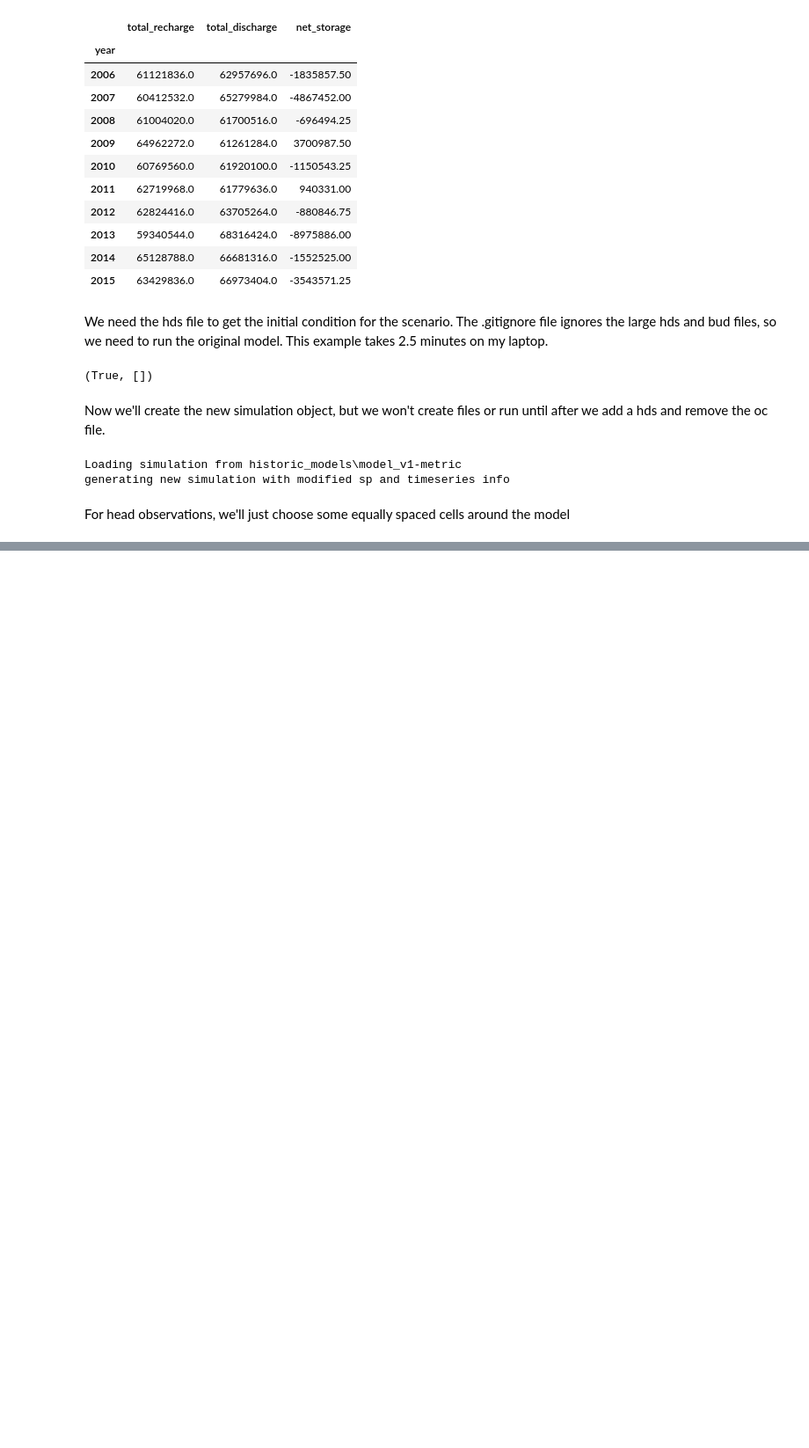
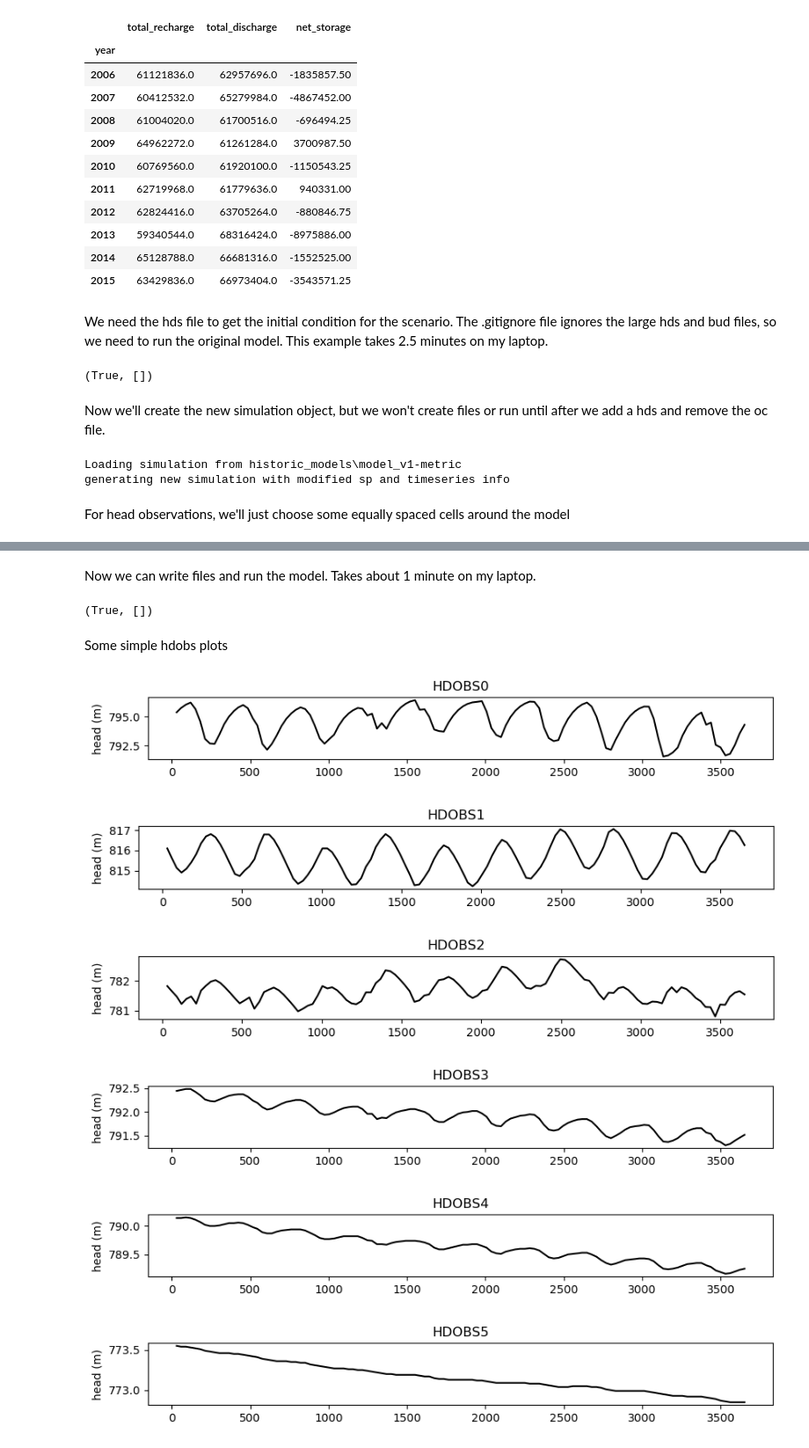
Before and after one commit to shundt/mfmodify, a Jupyter notebook: examples/example-scenario_ensemble.ipynb, the cells around one changed output, grey strips where cells are left out. Shown at 88% size. Cells and saved outputs as stored; diff of their text form; code cells hidden in the pictures; blank space fills up the shorter version.

```diff
--- a/examples/example-scenario_ensemble.ipynb
+++ b/examples/example-scenario_ensemble.ipynb
@@ -111,0 +147,25 @@ obs_cells = get_spaced_cells(cells_df, 6)
+# %% [markdown]
+Now we can write files and run the model. Takes about 1 minute on my laptop.
+# %%
+sim_scen_base.write_simulation(silent=True)
+sim_scen_base.run_simulation(silent=True)
+# %% [output]
+(True, [])
+# %% [markdown]
+Some simple hdobs plots
+# %%
+# load to dataframe
+hdobs_out = os.path.join(sim_ws_scenbase, 'hdobs.csv')
+hdobs_base_df = pd.read_csv(hdobs_out).set_index('time')
+for obsnm in hdobs_base_df.columns:
+    fig,ax = plt.subplots(1,1,figsize=(10,1))
+    hdobs_base_df.loc[:, obsnm].plot(ax=ax, title=obsnm, color='black', label='base')
+    ax.set_xlabel('')
+    ax.set_ylabel('head (m)')
+# %% [output]
+[figure, added]
+[figure, added]
+[figure, added]
+[figure, added]
+[figure, added]
+[figure, added]
```
Also changed, not shown: parts of 22 cells of this notebook, 3 other files.
